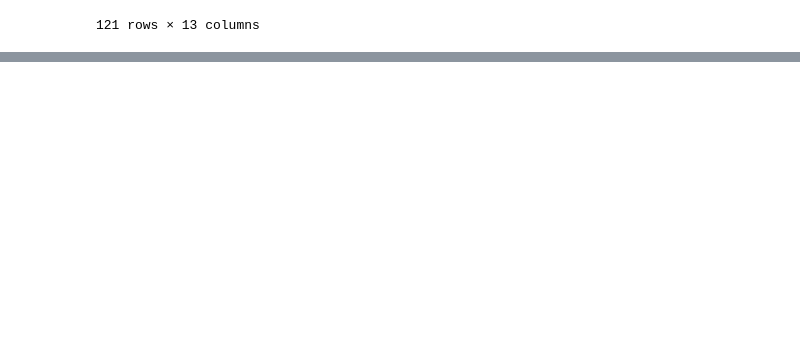
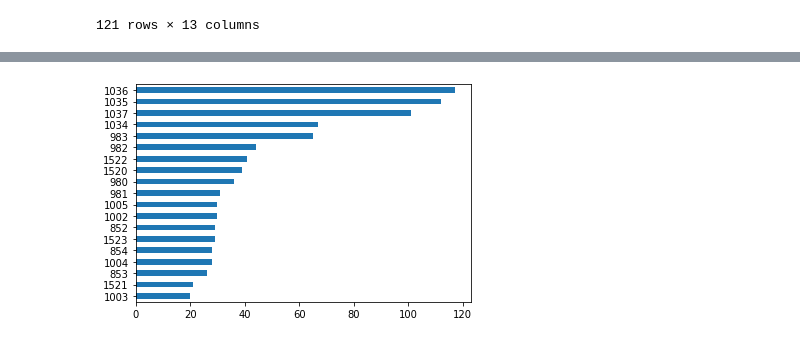
Before and after one commit to david95alex/dio-pandas-project, a Jupyter notebook: 02-planilhas-excel.ipynb, the cells around one changed output, grey strips where cells are left out. Cells and saved outputs as stored; diff of their text form; code cells hidden in the pictures; blank space fills up the shorter version.

```diff
--- a/02-planilhas-excel.ipynb
+++ b/02-planilhas-excel.ipynb
@@ -274,0 +306,5 @@ vendas_marco_19
+# %%
+# grafico de barras horizontais
+df["LojaID"].value_counts(ascending=True).plot.barh();
+# %% [output]
+[figure, added]
```
Also changed, not shown: parts of 15 cells of this notebook, 1 other file.
